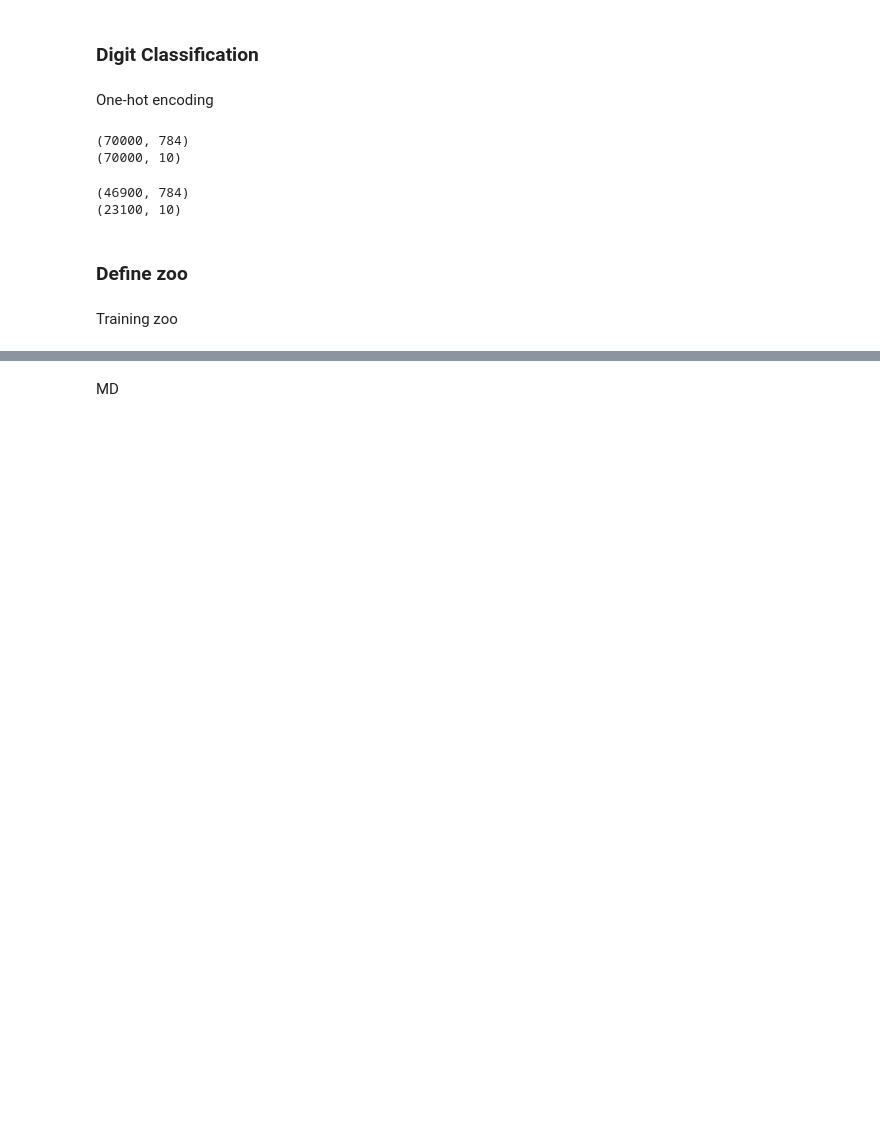
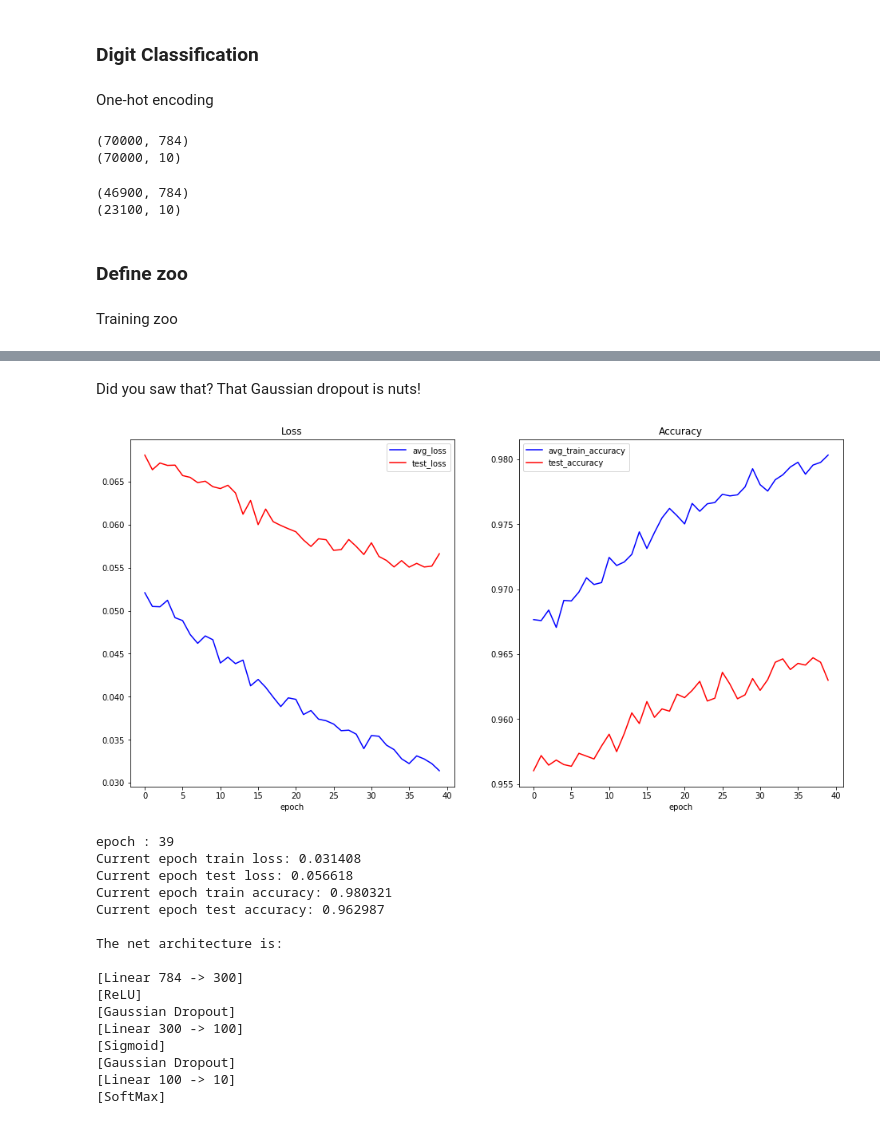
Before and after one commit to janchk/ML_HOMEWORK3, a Jupyter notebook: main.ipynb, the cells around one changed output, grey strips where cells are left out. Drawn from its saved outputs; the diff is of its cells as text; code cells hidden in the pictures; blank space fills up the shorter version.

```diff
--- a/main.ipynb
+++ b/main.ipynb
@@ -312,5 +318,25 @@ The net architecture is:
 [Gaussian Dropout]
 [Linear 100 -> 10]
 [SoftMax]
-# %% [markdown]
-MD
+# %% [markdown]
+Did you saw that? That Gaussian dropout is nuts!
+# %%
+train(mnist_net_3_gaussian, optimizer_config, batch_size, n_epoch, X_train, y_train, X_test, y_test)
+# %% [output]
+[figure, added]
+epoch : 39
+Current epoch train loss: 0.031408
+Current epoch test loss: 0.056618
+Current epoch train accuracy: 0.980321
+Current epoch test accuracy: 0.962987
+
+The net architecture is:
+
+[Linear 784 -> 300]
+[ReLU]
+[Gaussian Dropout]
+[Linear 300 -> 100]
+[Sigmoid]
+[Gaussian Dropout]
+[Linear 100 -> 10]
+[SoftMax]
```
Also changed, not shown: parts of 9 cells of this notebook.
